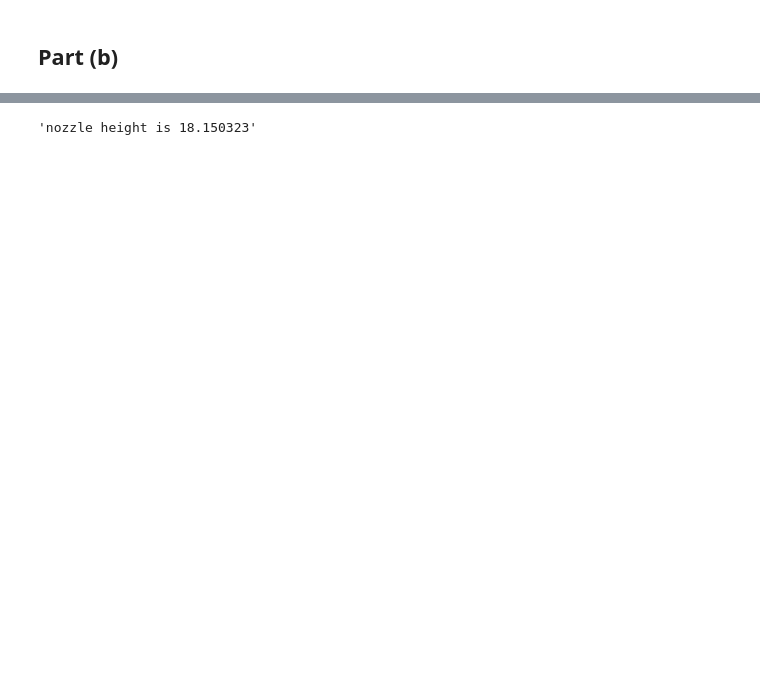
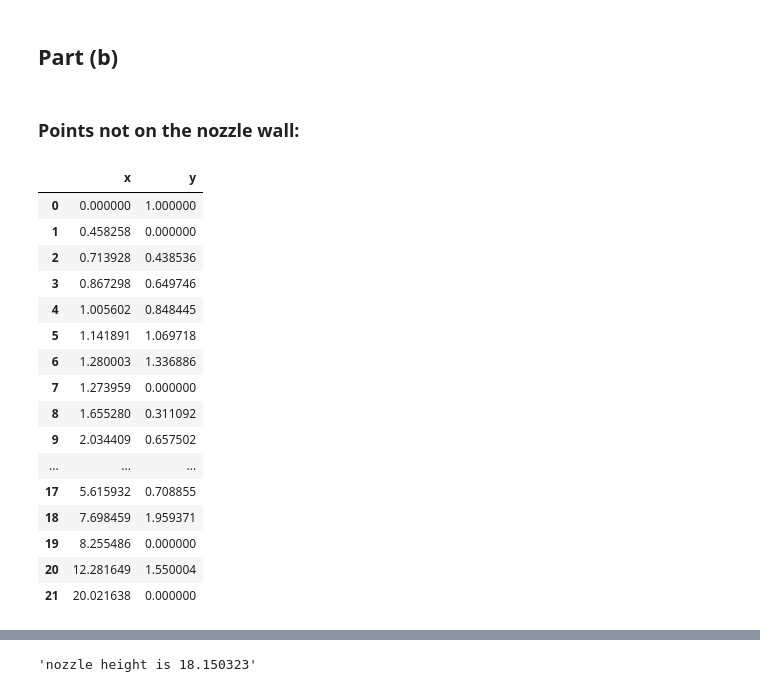
Before and after one commit to norheim/rocketscience, a Jupyter notebook: hw4.ipynb, the cells around one changed output, grey strips where cells are left out. Cells and saved outputs as stored; diff of their text form; code cells hidden in the pictures; blank space fills up the shorter version.

```diff
--- a/hw4.ipynb
+++ b/hw4.ipynb
@@ -157,6 +179,31 @@ def positionofidx(idx):
 # %%
 for idx in range(1,22):
     x[idx], y[idx] = positionofidx(idx)
+# %% [markdown]
+### Points not on the nozzle wall:
+# %%
+pointstable = pd.DataFrame()
+pointstable["x"] = x[:22]
+pointstable["y"] = y[:22]
+pointstable
+# %% [output]
+|  | x | y |
+| 0 | 0.000000 | 1.000000 |
+| 1 | 0.458258 | 0.000000 |
+| 2 | 0.713928 | 0.438536 |
+| 3 | 0.867298 | 0.649746 |
+| 4 | 1.005602 | 0.848445 |
+| 5 | 1.141891 | 1.069718 |
+| 6 | 1.280003 | 1.336886 |
+| 7 | 1.273959 | 0.000000 |
+| 8 | 1.655280 | 0.311092 |
+| 9 | 2.034409 | 0.657502 |
+| ... | ... | ... |
+| 17 | 5.615932 | 0.708855 |
+| 18 | 7.698459 | 1.959371 |
+| 19 | 8.255486 | 0.000000 |
+| 20 | 12.281649 | 1.550004 |
+| 21 | 20.021638 | 0.000000 |
 # %%
 wall_thetas = {0:0}
 # %%
```
Also changed, not shown: parts of 18 cells of this notebook.
